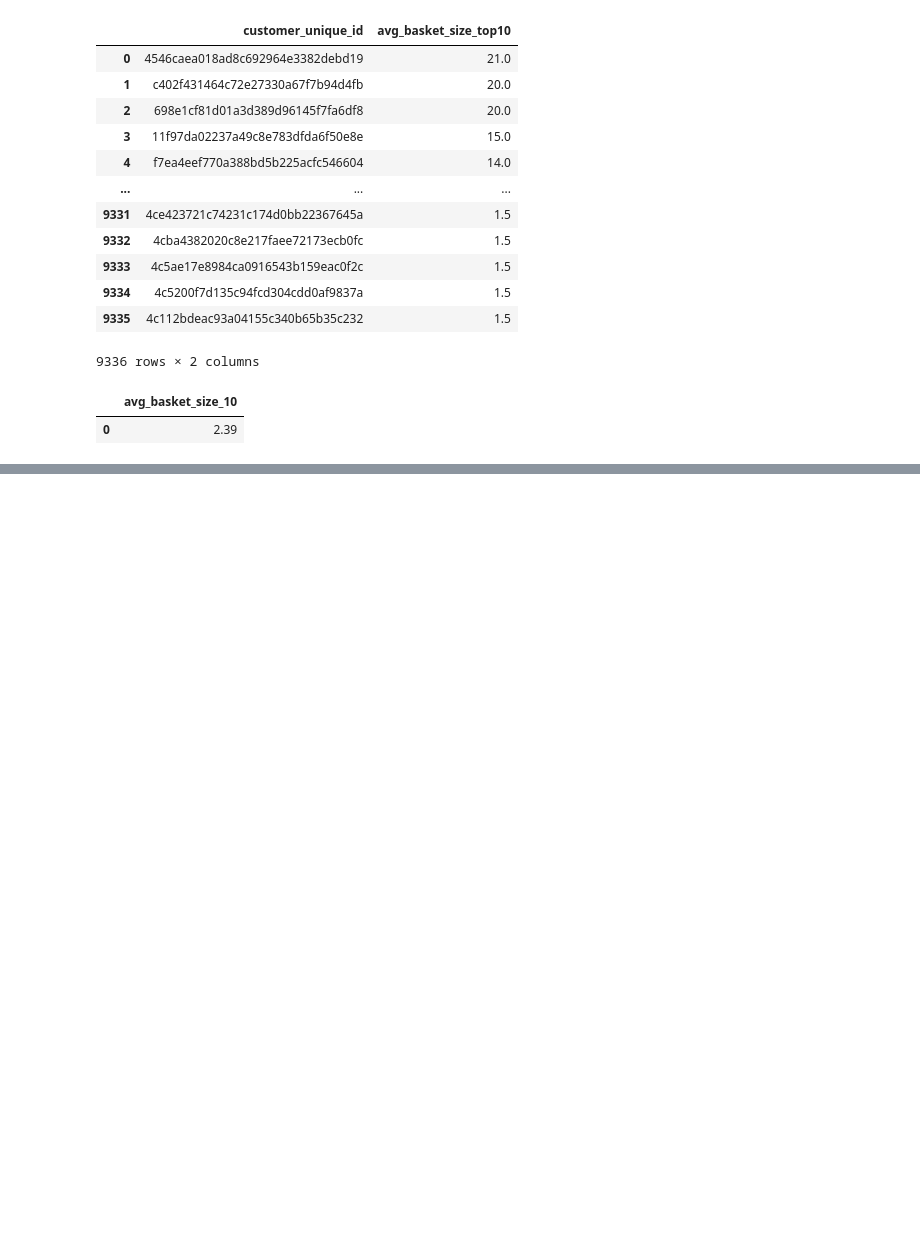
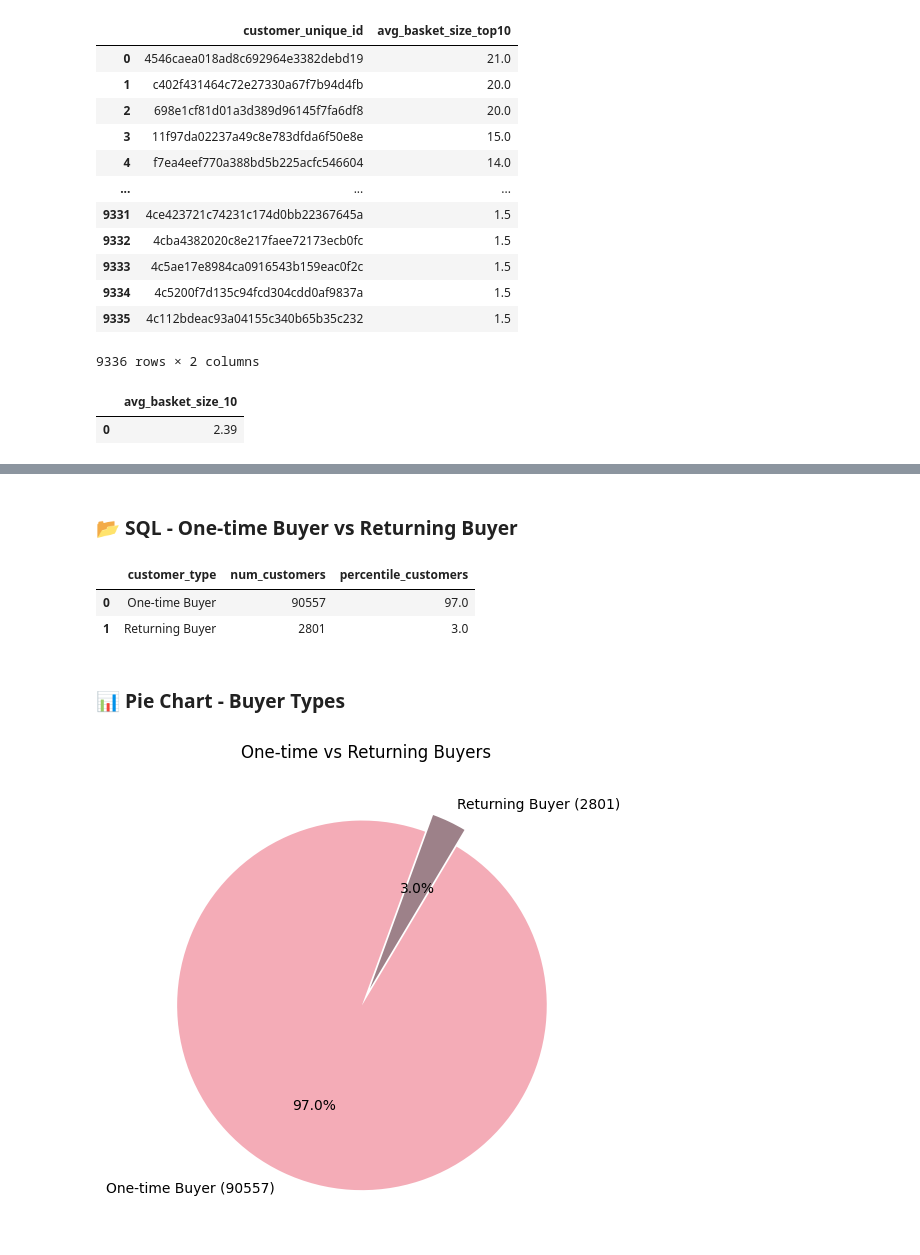
Before and after one commit to rachel-kim2255/SQL_customer_behavior_analysis, a Jupyter notebook: e_commerce_olist_rachel.ipynb, the cells around one changed output, grey strips where cells are left out. Cells and saved outputs as stored; diff of their text form; code cells hidden in the pictures; blank space fills up the shorter version.

```diff
--- a/e_commerce_olist_rachel.ipynb
+++ b/e_commerce_olist_rachel.ipynb
@@ -709,0 +743,47 @@ basket
+# %% [markdown]
+### **📂 SQL - One-time Buyer vs Returning Buyer**
+# %%
+query = '''
+SELECT
+  CASE
+      WHEN order_count = 1 THEN 'One-time Buyer'
+      ELSE 'Returning Buyer'
+  END AS customer_type,
+  COUNT(*) AS num_customers,
+  ROUND(100.0 * COUNT(*) / (SELECT COUNT(DISTINCT customer_unique_id)
+                             FROM customers AS c JOIN orders AS O
+                                  ON c.customer_id = o.customer_id
+                             WHERE o.order_status = 'delivered'), 2) AS percentile_customers
+FROM (
+      SELECT c.customer_unique_id, COUNT(DISTINCT o.order_id) AS order_count
+      FROM  customers as c JOIN orders AS O
+            ON c.customer_id = o.customer_id
+      WHERE o.order_status = 'delivered'
+      GROUP BY c.customer_unique_id
+) AS t
+GROUP BY customer_type;
+'''
+
+buyer_types = pd.read_sql_query(query, conn)
+buyer_types
+# %% [output]
+|  | customer_type | num_customers | percentile_customers |
+| 0 | One-time Buyer | 90557 | 97.0 |
+| 1 | Returning Buyer | 2801 | 3.0 |
+# %% [markdown]
+### 📊 **Pie Chart - Buyer Types**
+# %%
+import matplotlib.pyplot as plt
+
+labels = buyer_types['customer_type'] + ' (' + buyer_types['num_customers'].astype(str) + ')'
+sizes = buyer_types['num_customers']
+colors = ['#f4acb7', '#9d8189']
+explode = (0.05, 0.05)
+
+plt.figure(figsize=(6, 6))
+plt.pie(sizes, labels=labels, autopct='%1.1f%%', startangle=70,
+        colors=colors, explode=explode)
+plt.title('One-time vs Returning Buyers')
+plt.show()
+# %% [output]
+[figure, added]
```
Also changed, not shown: parts of 46 cells of this notebook.
